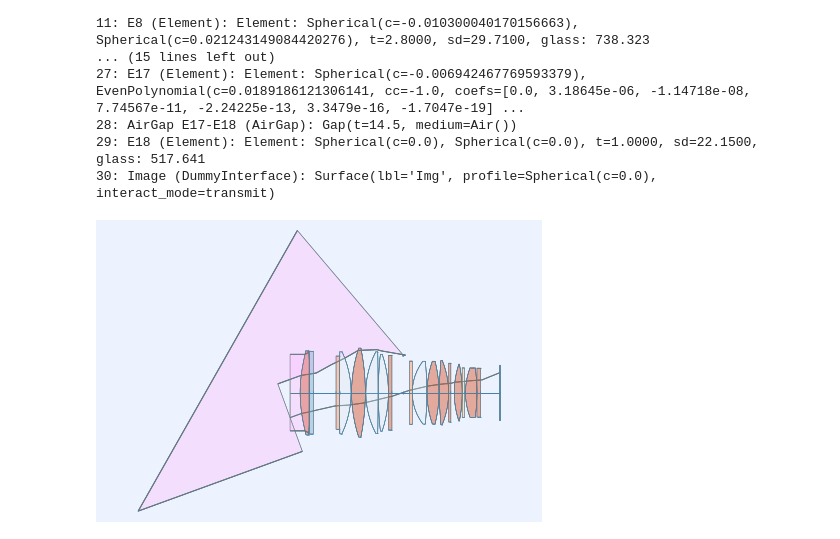
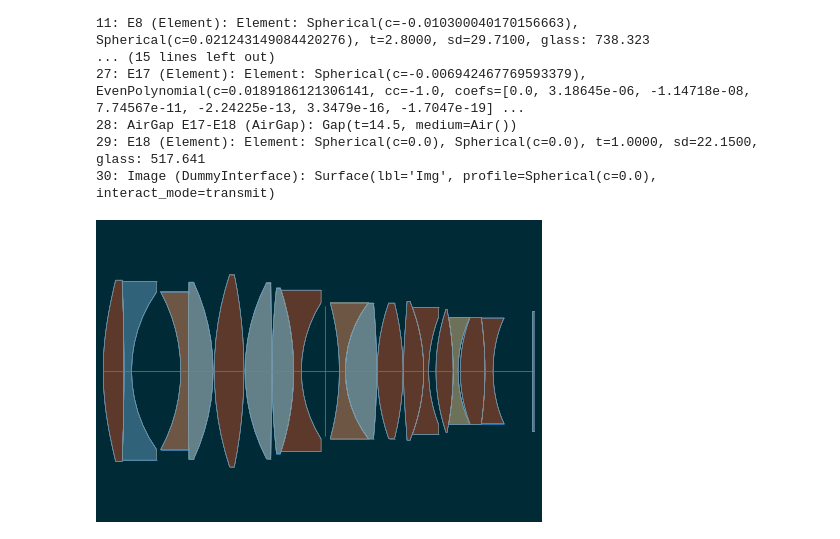
Before and after one commit to cameragossip/cameragossip.github.io, a Jupyter notebook: lensdesigns/mjh-ray-optics-Nikkor-58mm-f0.95.ipynb, the cells around one changed output. Saved outputs shown, nothing was run; the diff lists cells and outputs as text; code cells hidden in the pictures.

```diff
--- a/lensdesigns/mjh-ray-optics-Nikkor-58mm-f0.95.ipynb
+++ b/lensdesigns/mjh-ray-optics-Nikkor-58mm-f0.95.ipynb
@@ -1,6 +1,6 @@
 # %%
 %matplotlib inline
-isdark = False
+isdark = True
 # %%
 from rayoptics.environment import *
 from rayoptics.elem.elements import Element
@@ -233,7 +266,7 @@ opm.ele_model.list_elements()
 29: E18 (Element): Element: Spherical(c=0.0), Spherical(c=0.0), t=1.0000, sd=22.1500, glass: 517.641
 30: Image (DummyInterface): Surface(lbl='Img', profile=Spherical(c=0.0), interact_mode=transmit)
 # %%
-layout_plt = plt.figure(FigureClass=InteractiveLayout, opt_model=opm, do_draw_rays=True, do_paraxial_layout=False,
+layout_plt = plt.figure(FigureClass=InteractiveLayout, opt_model=opm, do_draw_rays=False, do_paraxial_layout=False,
                         is_dark=isdark).plot()
 # %% [output]
-[figure, old version]
+[figure, new version]
```
Also changed, not shown: parts of 9 cells of this notebook.
